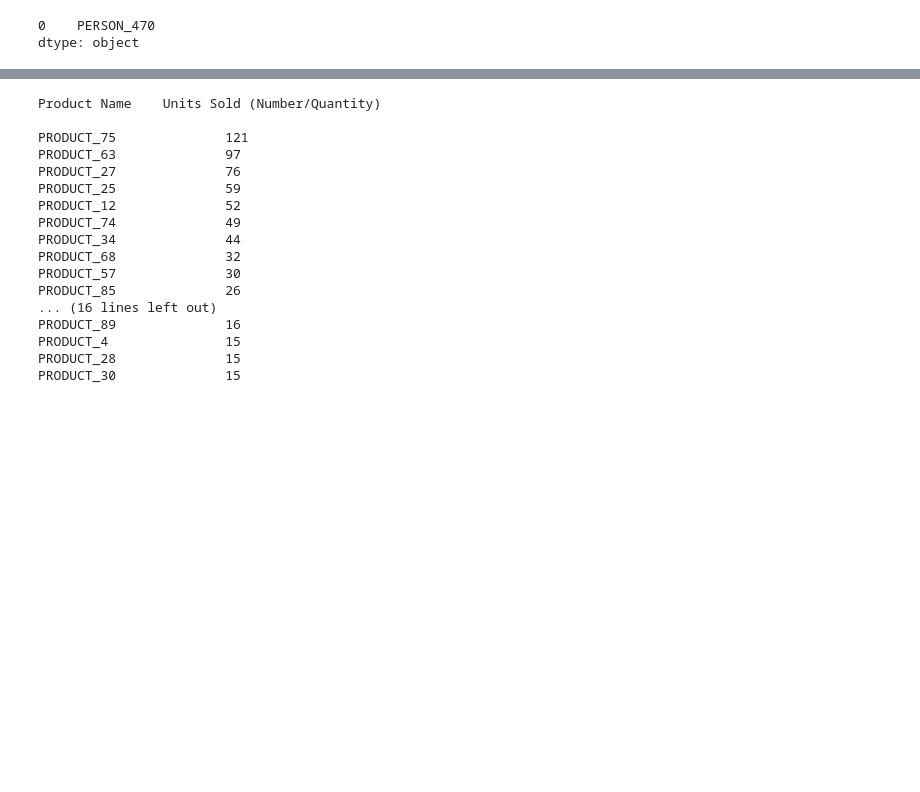
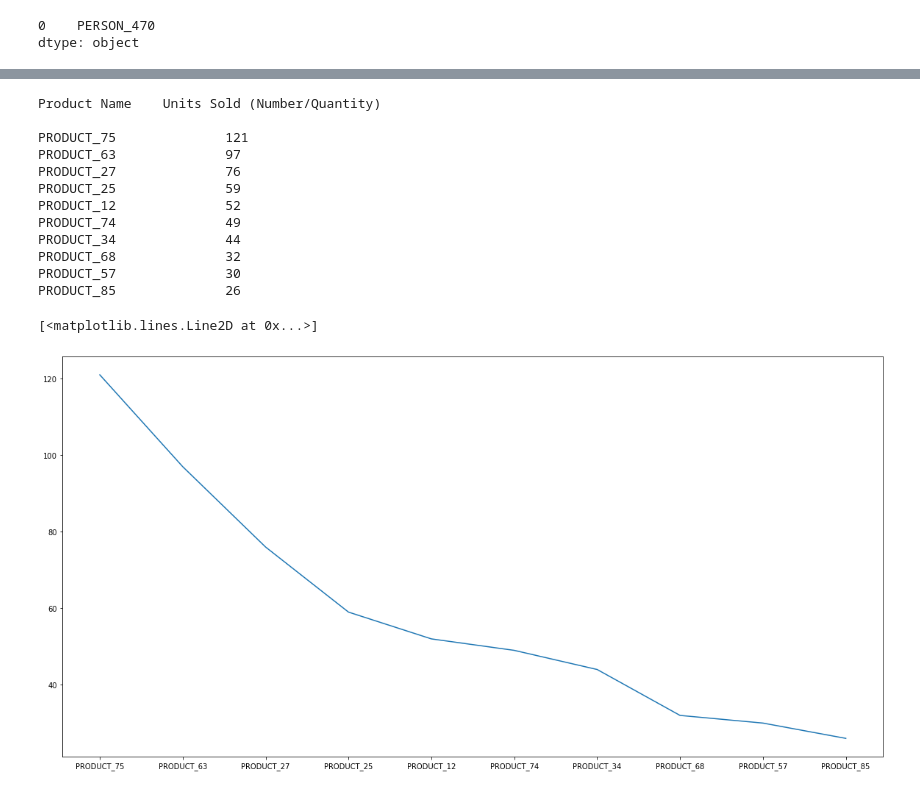
Before and after one commit to pragmatic-philosopher09/Tata-Steel-Summer-Internship--Data-Science-, a Jupyter notebook: Capability Development Website's Sales Data Analytics.ipynb, the cells around one changed output, grey strips where cells are left out. Cells and saved outputs as stored; diff of their text form; code cells hidden in the pictures; blank space fills up the shorter version.

```diff
--- a/Capability Development Website's Sales Data Analytics.ipynb
+++ b/Capability Development Website's Sales Data Analytics.ipynb
@@ -179,28 +177,28 @@ PERSON_195              2
 # %%
 # Top N Products Sold By Most Frequency Of Occurence
 
-n = 30
+n = 10
 
 prodmost1 = reshaped['Product'].value_counts().index.tolist()[:n]
 prodmost2 = reshaped['Product'].value_counts().values.tolist()[:n]
 prodmost = np.column_stack((prodmost1,prodmost2))
 print("\033[1mProduct Name\033[0m" + '\t' + "\033[1mUnits Sold (Number/Quantity)\033[0m\n")
 print('\n'.join('\t\t'.join(map(str, row)) for row in prodmost))
+
+plt.figure(figsize=(20,10))
+plt.plot(prodmost1,prodmost2)
 # %% [output]
 Product Name    Units Sold (Number/Quantity)
 
 PRODUCT_75              121
 PRODUCT_63              97
 PRODUCT_27              76
 PRODUCT_25              59
 PRODUCT_12              52
 PRODUCT_74              49
 PRODUCT_34              44
 PRODUCT_68              32
 PRODUCT_57              30
 PRODUCT_85              26
-... (16 lines left out)
-PRODUCT_89              16
-PRODUCT_4               15
-PRODUCT_28              15
-PRODUCT_30              15
+[<matplotlib.lines.Line2D at 0x...>]
+[figure, added]
```
Also changed, not shown: parts of 5 cells of this notebook.
